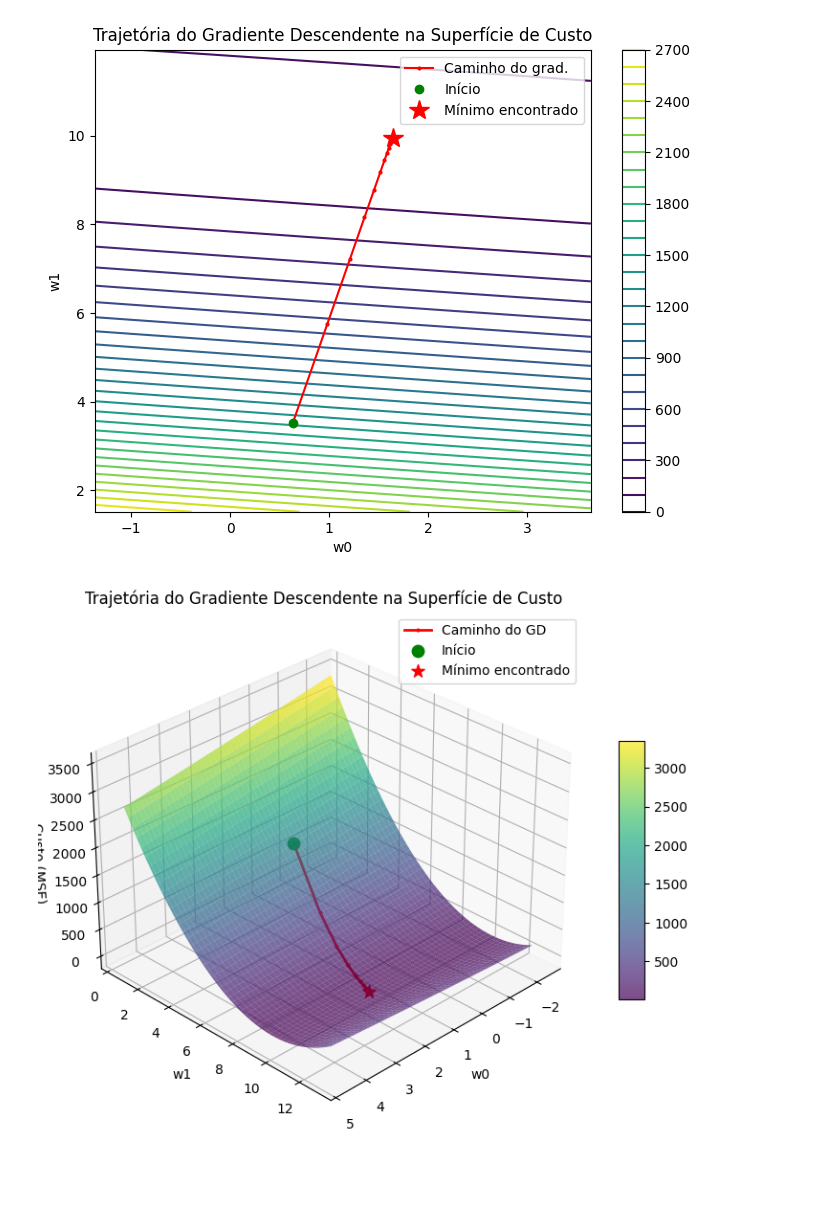
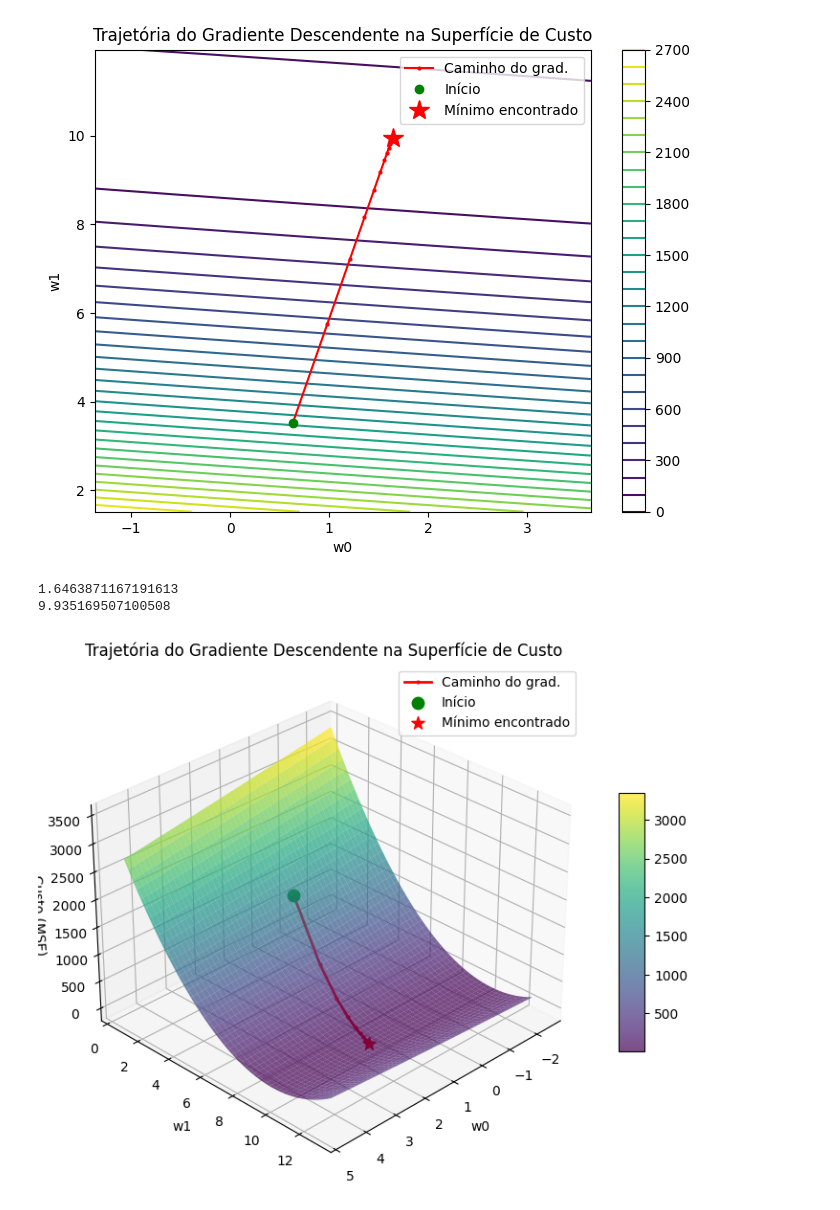
Before and after one commit to carloshenrique021/IC, a Jupyter notebook: grad_desc.ipynb, the cells around one changed output. Saved outputs shown, nothing was run; the diff lists cells and outputs as text; code cells hidden in the pictures; blank space fills up the shorter version.

```diff
--- a/grad_desc.ipynb
+++ b/grad_desc.ipynb
@@ -67,6 +67,7 @@ def gradient_descent(w0,w1,X,y,lr,epoch):
     w0_hist = np.zeros(epoch)
     w1_hist = np.zeros(epoch)
     cost = np.zeros(epoch)
+
 
     cost_anterior = float('inf') # evita erro na primeira iteração do looping
 
@@ -86,6 +87,10 @@ def gradient_descent(w0,w1,X,y,lr,epoch):
 
         cost_anterior = cost_atual
 
+        if i == epoch-1:
+            print(w0)
+            print(w1)
+
     return w0,w1,cost,w0_hist, w1_hist
 # %%
 # plot do custo
@@ -149,32 +156,34 @@ w1_range = np.linspace(min(w1_hist)-3, max(w1_hist)+3, 100)
 W0, W1 = np.meshgrid(w0_range, w1_range)
 
 Z = np.zeros_like(W0)
 for i in range(W0.shape[0]):
     for j in range(W0.shape[1]):
         Z[i, j] = mse(X, y, W0[i, j], W1[i, j])
 
 # custo em cada ponto da trajetória (para plotar a linha na altura correta da superfície)
 cost_hist = np.array([mse(X, y, w0_hist[i], w1_hist[i]) for i in range(len(w0_hist))])
 
 fig = plt.figure(figsize=(10, 7))
 ax = fig.add_subplot(111, projection='3d')
 
 # superfície de custo
 surf = ax.plot_surface(W0, W1, Z, cmap='viridis', alpha=0.7, edgecolor='none')
 
 # trajetória do gradiente descendente, levemente acima da superfície para ficar visível
-ax.plot(w0_hist, w1_hist, cost_hist, 'r.-', markersize=4, linewidth=2, label='Caminho do GD')
+ax.plot(w0_hist, w1_hist, cost_hist, 'r.-', markersize=4, linewidth=2, label='Caminho do grad.')
 ax.scatter(w0_hist[0], w1_hist[0], cost_hist[0], color='green', s=80, label='Início')
 ax.scatter(w0_hist[-1], w1_hist[-1], cost_hist[-1], color='red', s=100, marker='*', label='Mínimo encontrado')
 
 ax.set_xlabel('w0')
 ax.set_ylabel('w1')
 ax.set_zlabel('Custo (MSE)')
 ax.set_title('Trajetória do Gradiente Descendente na Superfície de Custo')
 ax.view_init(elev=30, azim=45)  # ajuste o ângulo de visualização
 fig.colorbar(surf, shrink=0.5, aspect=10)
 ax.legend()
 
 plt.show()
 # %% [output]
+1.6463871167191613
+9.935169507100508
-[figure, old version]
+[figure, new version]
```
Also changed, not shown: parts of 1 cell of this notebook.
